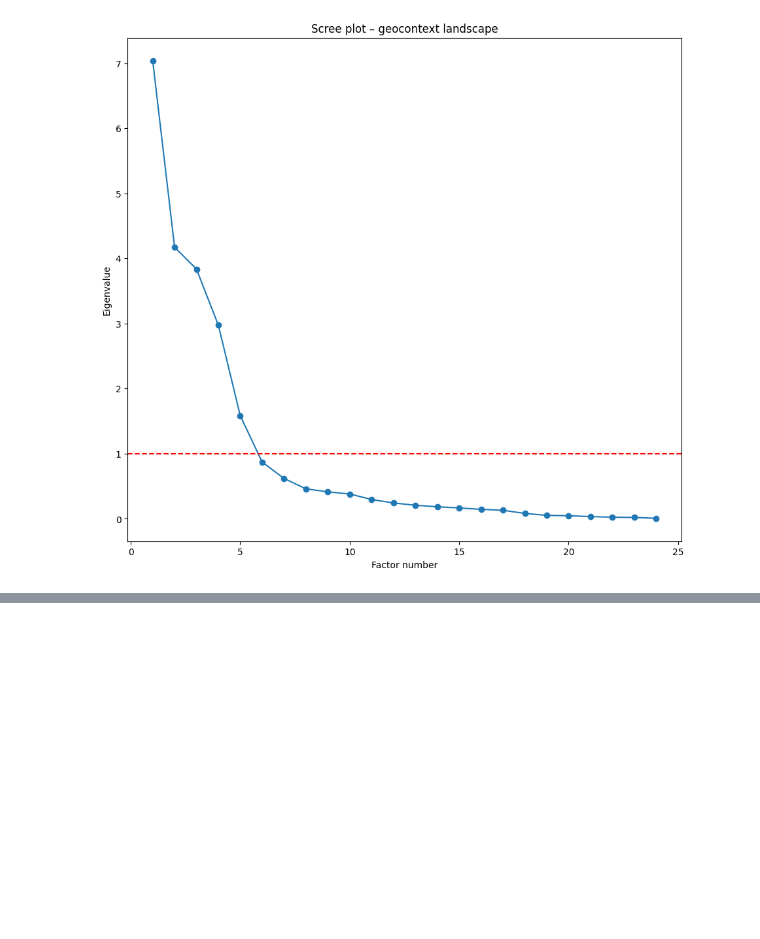
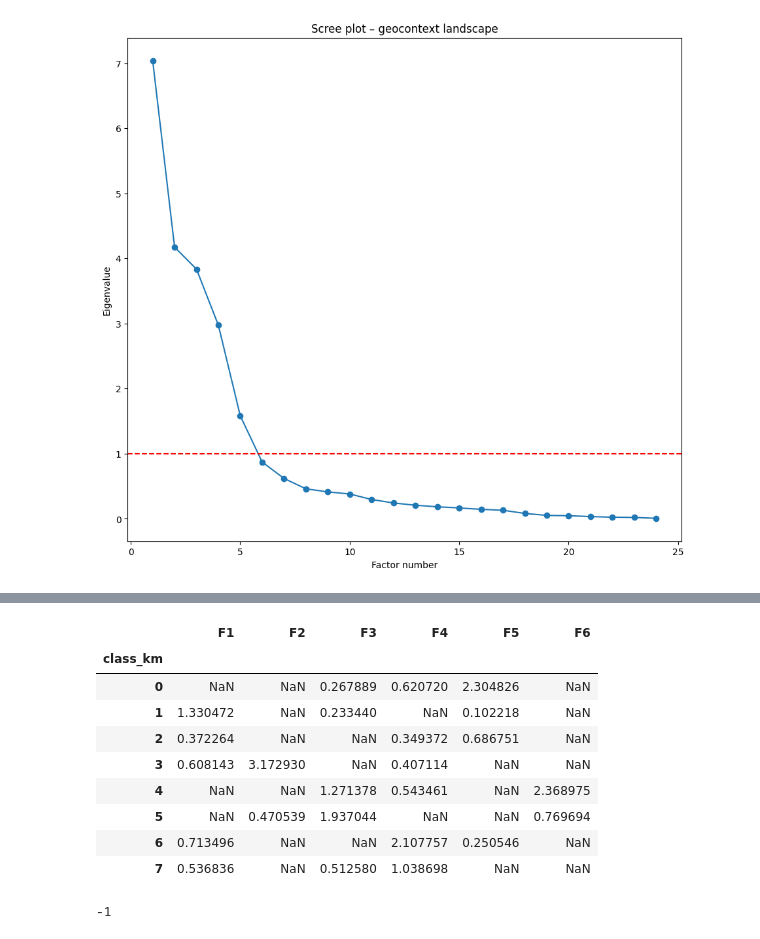
Before and after one commit to atbaralandskap/energy-landscape-geocontext, a Jupyter notebook: geocontext.ipynb, the cells around one changed output, grey strips where cells are left out. Saved outputs shown, nothing was run; the diff lists cells and outputs as text; code cells hidden in the pictures; blank space fills up the shorter version.

```diff
--- a/geocontext.ipynb
+++ b/geocontext.ipynb
@@ -755,0 +936,13 @@ TypeError: check_array() got an unexpected keyword argument 'force_all_finite'
+# %%
+profile.apply(lambda row: row.abs().sort_values(ascending=False).head(3), axis=1)
+# %% [output]
+|  | F1 | F2 | F3 | F4 | F5 | F6 |
+| class_km |  |  |  |  |  |  |
+| 0 | NaN | NaN | 0.267889 | 0.620720 | 2.304826 | NaN |
+| 1 | 1.330472 | NaN | 0.233440 | NaN | 0.102218 | NaN |
+| 2 | 0.372264 | NaN | NaN | 0.349372 | 0.686751 | NaN |
+| 3 | 0.608143 | 3.172930 | NaN | 0.407114 | NaN | NaN |
+| 4 | NaN | NaN | 1.271378 | 0.543461 | NaN | 2.368975 |
+| 5 | NaN | 0.470539 | 1.937044 | NaN | NaN | 0.769694 |
+| 6 | 0.713496 | NaN | NaN | 2.107757 | 0.250546 | NaN |
+| 7 | 0.536836 | NaN | 0.512580 | 1.038698 | NaN | NaN |
@@ -755,0 +956,7 @@ TypeError: check_array() got an unexpected keyword argument 'force_all_finite'
+# %%
+out = pointsWithContext[["hex_id"] + Fcols + ["class_km"]].copy()
+
+# If you have geometry separately: join it in SQL (recommended)
+out.to_sql("bornholm_r8_factors", engine, schema="h3", if_exists="replace", index=False)
+# %% [output]
+-1
```
Also changed, not shown: parts of 24 cells of this notebook, 2 other files.
